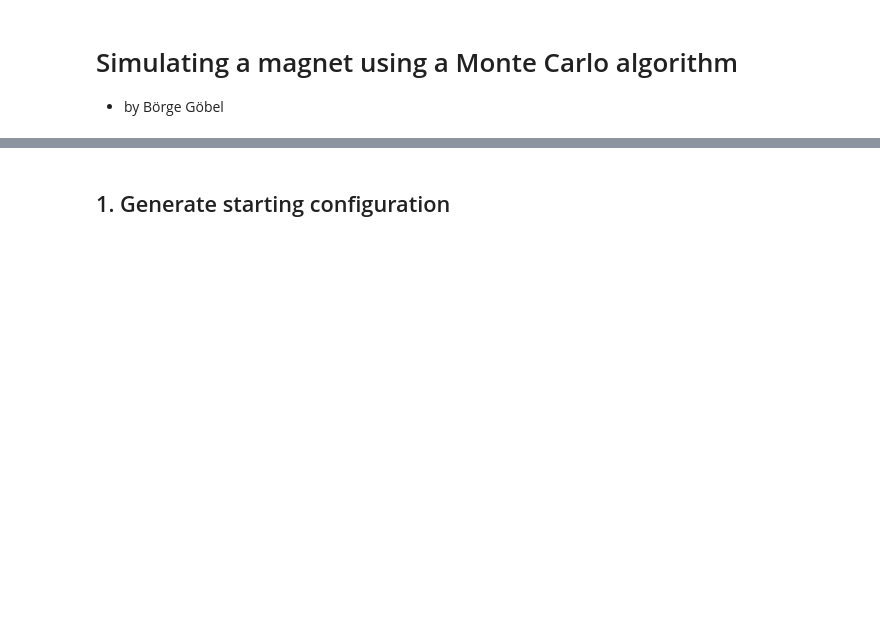
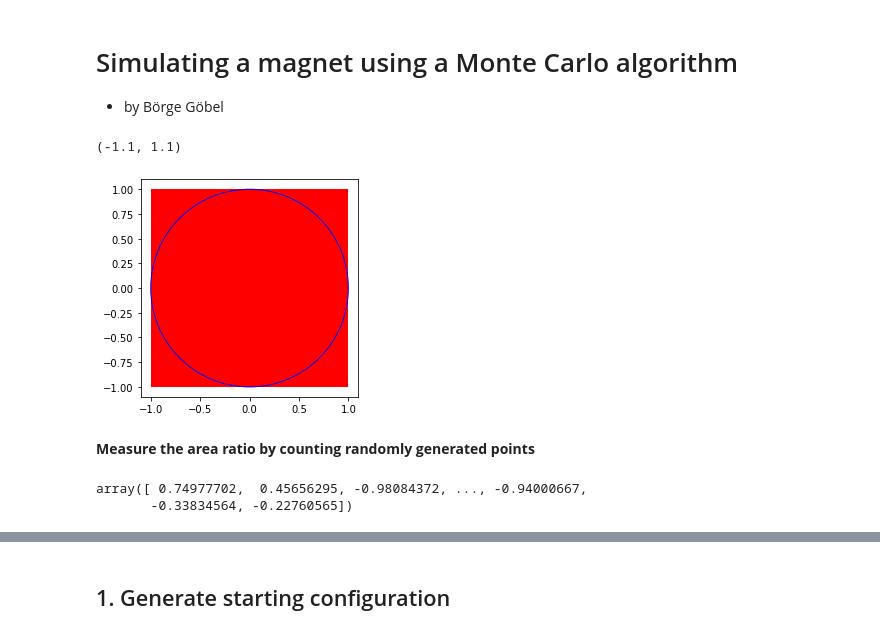
Before and after one commit to Xavier-ML/Computational-Physics-with-Python, a Jupyter notebook: 09b_MC_magnet_template.ipynb, the cells around one changed output, grey strips where cells are left out. Cells and saved outputs as stored; diff of their text form; code cells hidden in the pictures; blank space fills up the shorter version.

```diff
--- a/09b_MC_magnet_template.ipynb
+++ b/09b_MC_magnet_template.ipynb
@@ -9,0 +11,17 @@ import matplotlib.pyplot as plt
+# %%
+fig = plt.figure()
+ax = fig.add_subplot(111, aspect = "equal")
+
+rectangle = patches.Rectangle((-1,-1),2,2,facecolor = "red")
+ax.add_patch(rectangle)
+
+circle = patches.Circle((0,0),1,facecolor = "none", edgecolor = "blue")
+ax.add_patch(circle)
+
+plt.xlim([-1.1,1.1])
+plt.ylim([-1.1,1.1])
+# %% [output]
+(-1.1, 1.1)
+[figure, added]
+# %% [markdown]
+**Measure the area ratio by counting randomly generated points**
@@ -9,0 +32,5 @@ import matplotlib.pyplot as plt
+# %%
+rand
+# %% [output]
+array([ 0.74977702,  0.45656295, -0.98084372, ..., -0.94000667,
+       -0.33834564, -0.22760565])
```
Also changed, not shown: parts of 10 cells of this notebook.
